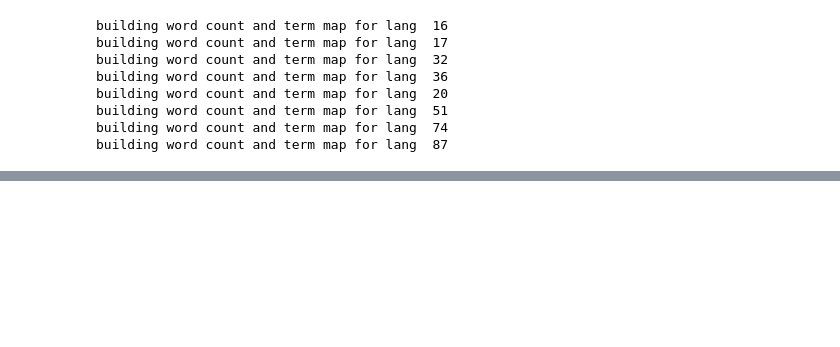
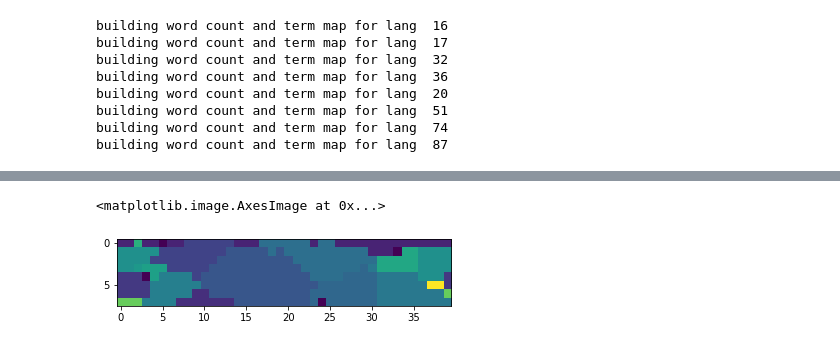
Before and after one commit to rsulli55/wcs-project-696h, a Jupyter notebook: simple_mle.ipynb, the cells around one changed output, grey strips where cells are left out. Saved outputs shown, nothing was run; the diff lists cells and outputs as text; code cells hidden in the pictures; blank space fills up the shorter version.

```diff
--- a/simple_mle.ipynb
+++ b/simple_mle.ipynb
@@ -261,0 +307,9 @@ all_langs_num_BCTs(word_counts)
+# %%
+sample = np.zeros((10,41),dtype = int)
+for chip in wcs.ALL_CHIPS:
+#     print(ord(chipnum_to_wcsgrid[i+1][0])-ord('A'))
+#     print(mles[chip][0])
+    sample[ord(chipnum_to_wcsgrid[chip][0])-ord('A'), chipnum_to_wcsgrid[chip][1]] = mles[chip][0]
+print(sample[1:-1,1:])
+# for i,j in enumerate(bcts):
+#     print(i,j)
@@ -261,0 +333,6 @@ all_langs_num_BCTs(word_counts)
+# %%
+majority = sample[1:-1,1:].copy()
+plt.imshow(sample[1:-1,1:])
+# %% [output]
+<matplotlib.image.AxesImage at 0x...>
+[figure, added]
```
Also changed, not shown: parts of 17 cells of this notebook.
